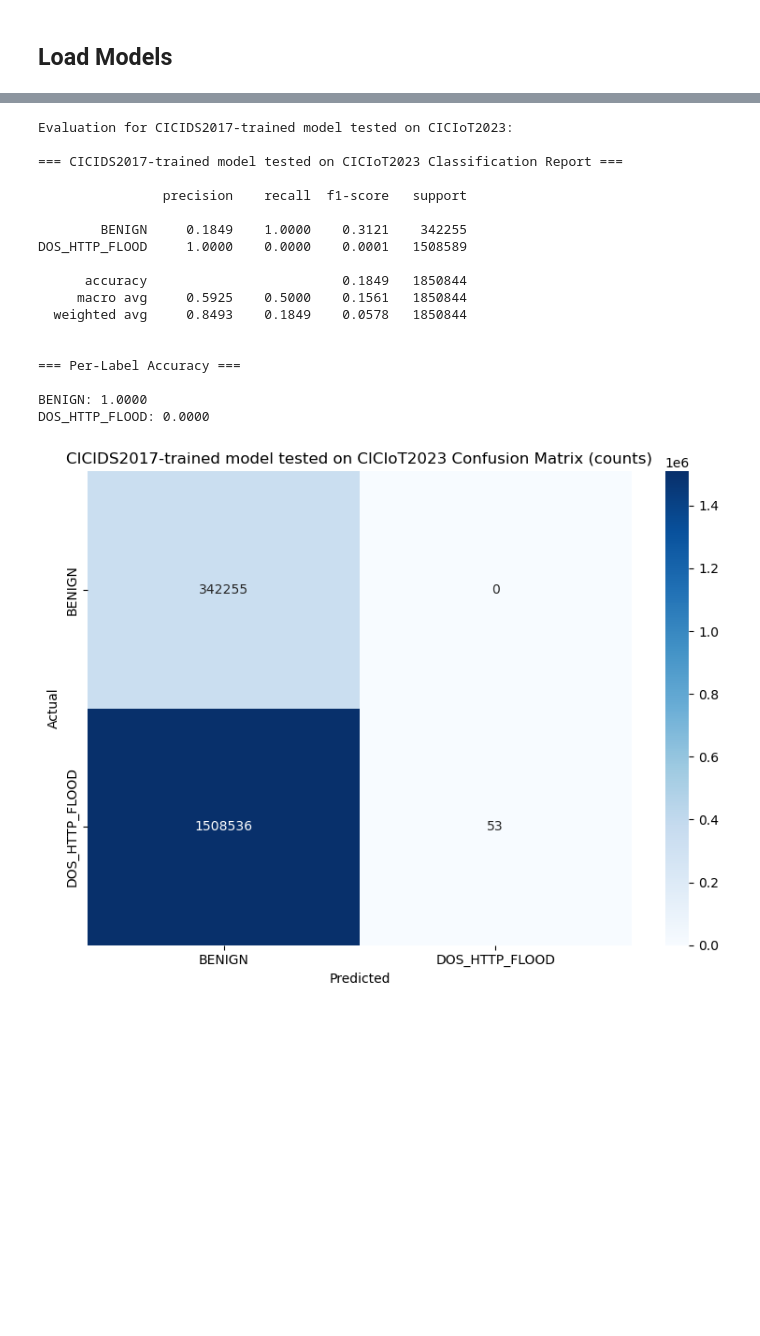
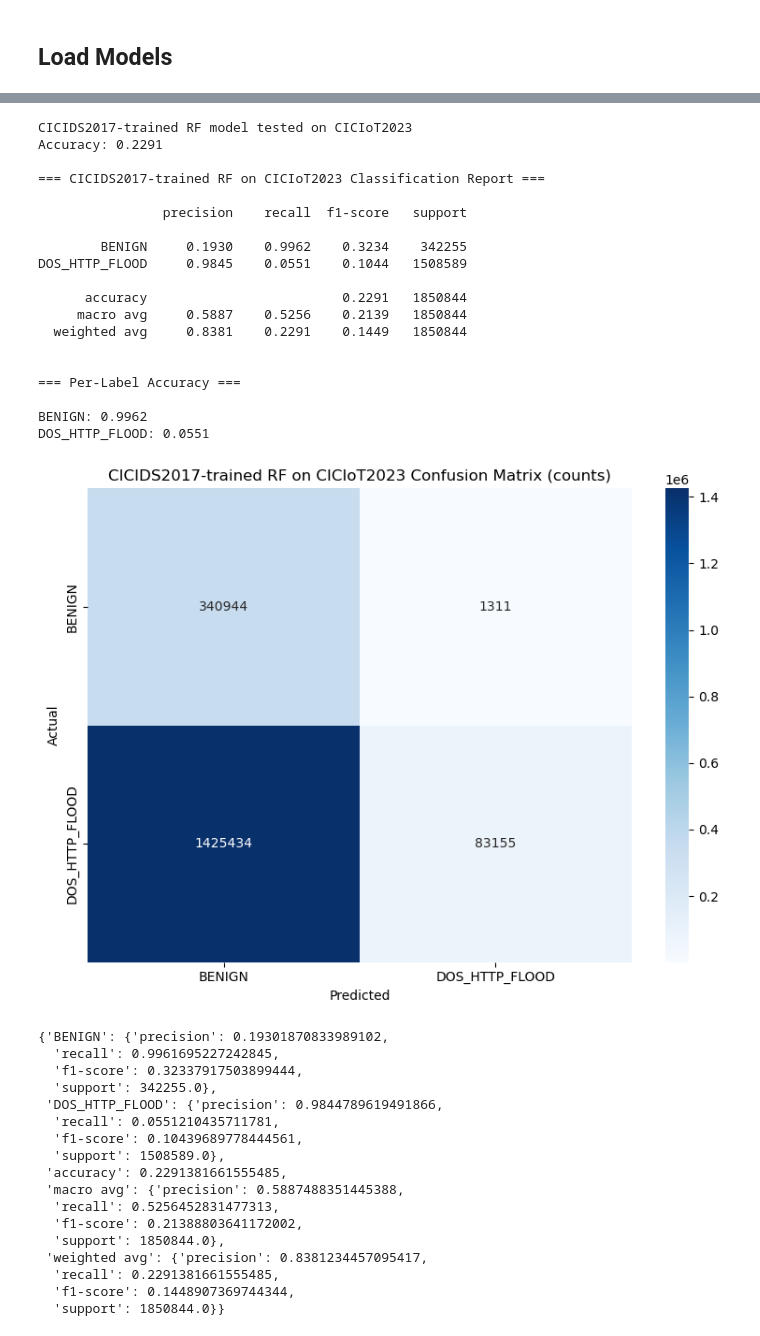
Before and after one commit to ramuld12/Property-based-Neural-Network-Verification, a Jupyter notebook: baseline/cross_datasat_eval.ipynb, the cells around one changed output, grey strips where cells are left out. Cells and saved outputs as stored; diff of their text form; code cells hidden in the pictures; blank space fills up the shorter version.

```diff
--- a/baseline/cross_datasat_eval.ipynb
+++ b/baseline/cross_datasat_eval.ipynb
@@ -20,6 +25,8 @@ df_ciciot2023 = preprocess_data("../data/CICIoT2023/ciciot2023_labeled_conn.tsv"
 label_column = "label"
 
 df_cicids2017 = df_cicids2017[df_cicids2017["label"].isin(["DOS_HTTP_FLOOD"] + ["BENIGN"])]
+df_ciciot2023 = df_ciciot2023[df_ciciot2023["label"].isin(["DOS_HTTP_FLOOD"] + ["BENIGN"])]
+
 X_cicids = df_cicids2017.drop(columns=[label_column])
 y_cicids = df_cicids2017[label_column]
 
@@ -34,11 +41,24 @@ CICIoT test shape: (1850844, 7)
 # %% [markdown]
 ## Load Models
 # %%
-load_and_evaluate_rf_model(
-    "models/random_forest_wednesday_labeled.joblib",
-    X=X_ciciot,
-    y_true=y_ciciot,
-    model_name="CICIDS2017-trained model tested on CICIoT2023"
-)
+# Test CICIDS2017-trained RF model on CICIoT2023
+joblib_object = joblib.load("models/random_forest_cicids2017.joblib")
+experiment_folder = joblib_object.get("experiment_folder")
+model = joblib_object["model"]
+encoder = joblib_object.get("encoder")
+
+X_test = X_ciciot.copy()
+categorical_cols = X_test.select_dtypes(include=["object"]).columns
+if encoder is not None and len(categorical_cols) > 0:
+    X_test[categorical_cols] = encoder.transform(X_test[categorical_cols])
+
+y_pred = model.predict(X_test)
+accuracy = np.mean(y_pred == y_ciciot.values)
+cm = confusion_matrix(y_ciciot.astype(str), y_pred.astype(str))
+class_report = classification_report(y_ciciot.astype(str), y_pred.astype(str), output_dict=True, zero_division=0)
+
+print(f"\nCICIDS2017-trained RF model tested on CICIoT2023")
+print(f"Accuracy: {accuracy:.4f}")
+evaluate_model(y_ciciot, y_pred, "CICIDS2017-trained RF on CICIoT2023")
 # %% [output]
 See https://pandas.pydata.org/docs/user_guide/migration-3-strings.html#string-migration-select-dtypes for details on how to write code that works with pandas 2 and 3.
@@ -46,19 +66,37 @@ See https://pandas.pydata.org/docs/user_guide/migration-3-strings.html#string-mi
-Evaluation for CICIDS2017-trained model tested on CICIoT2023:
+CICIDS2017-trained RF model tested on CICIoT2023
+Accuracy: 0.2291
 
-=== CICIDS2017-trained model tested on CICIoT2023 Classification Report ===
+=== CICIDS2017-trained RF on CICIoT2023 Classification Report ===
 
                 precision    recall  f1-score   support
 
-        BENIGN     0.1849    1.0000    0.3121    342255
-DOS_HTTP_FLOOD     1.0000    0.0000    0.0001   1508589
+        BENIGN     0.1930    0.9962    0.3234    342255
+DOS_HTTP_FLOOD     0.9845    0.0551    0.1044   1508589
 
-      accuracy                         0.1849   1850844
-     macro avg     0.5925    0.5000    0.1561   1850844
-  weighted avg     0.8493    0.1849    0.0578   1850844
+      accuracy                         0.2291   1850844
+     macro avg     0.5887    0.5256    0.2139   1850844
+  weighted avg     0.8381    0.2291    0.1449   1850844
 
 
 === Per-Label Accuracy ===
 
-BENIGN: 1.0000
-DOS_HTTP_FLOOD: 0.0000
+BENIGN: 0.9962
+DOS_HTTP_FLOOD: 0.0551
-[figure, old version]
+[figure, new version]
+{'BENIGN': {'precision': 0.19301870833989102,
+  'recall': 0.9961695227242845,
+  'f1-score': 0.32337917503899444,
+  'support': 342255.0},
+ 'DOS_HTTP_FLOOD': {'precision': 0.9844789619491866,
+  'recall': 0.0551210435711781,
+  'f1-score': 0.10439689778444561,
+  'support': 1508589.0},
+ 'accuracy': 0.2291381661555485,
+ 'macro avg': {'precision': 0.5887488351445388,
+  'recall': 0.5256452831477313,
+  'f1-score': 0.21388803641172002,
+  'support': 1850844.0},
+ 'weighted avg': {'precision': 0.8381234457095417,
+  'recall': 0.2291381661555485,
+  'f1-score': 0.1448907369744344,
+  'support': 1850844.0}}
```
Also changed, not shown: parts of 7 cells of this notebook, 6 other files.
